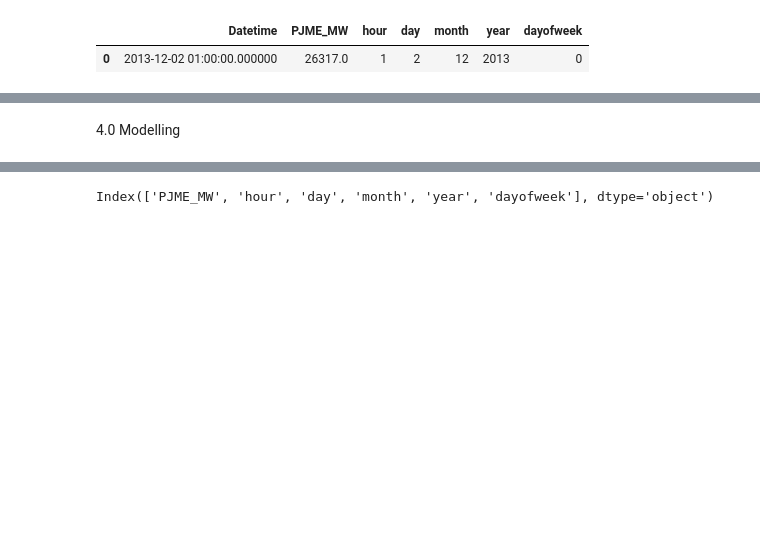
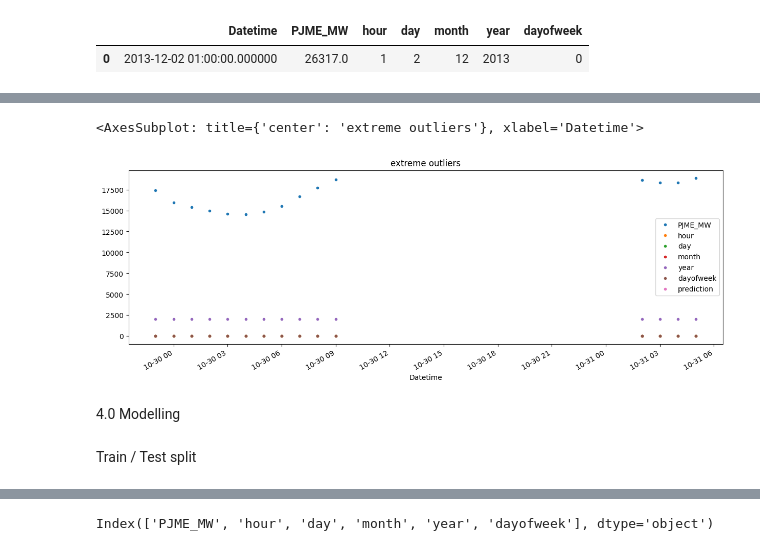
Before and after one commit to Code-nano/Forcasting_Energy_Consumption_Using_XGBoost, a Jupyter notebook: Forecast_energy_consumption.ipynb, the cells around one changed output, grey strips where cells are left out. Saved outputs shown, nothing was run; the diff lists cells and outputs as text; code cells hidden in the pictures; blank space fills up the shorter version.

```diff
--- a/Forecast_energy_consumption.ipynb
+++ b/Forecast_energy_consumption.ipynb
@@ -146,0 +153,5 @@ sns.boxplot(data=df, x='month', y='PJME_MW')
+# %%
+df.query('PJME_MW < 19000').plot(figsize=(15, 5), title='extreme outliers', style='.')
+# %% [output]
+<AxesSubplot: title={'center': 'extreme outliers'}, xlabel='Datetime'>
+[figure, added]
@@ -147,2 +161,4 @@ sns.boxplot(data=df, x='month', y='PJME_MW')
 # %% [markdown]
 4.0 Modelling
+# %% [markdown]
+Train / Test split
```
Also changed, not shown: parts of 30 cells of this notebook.
